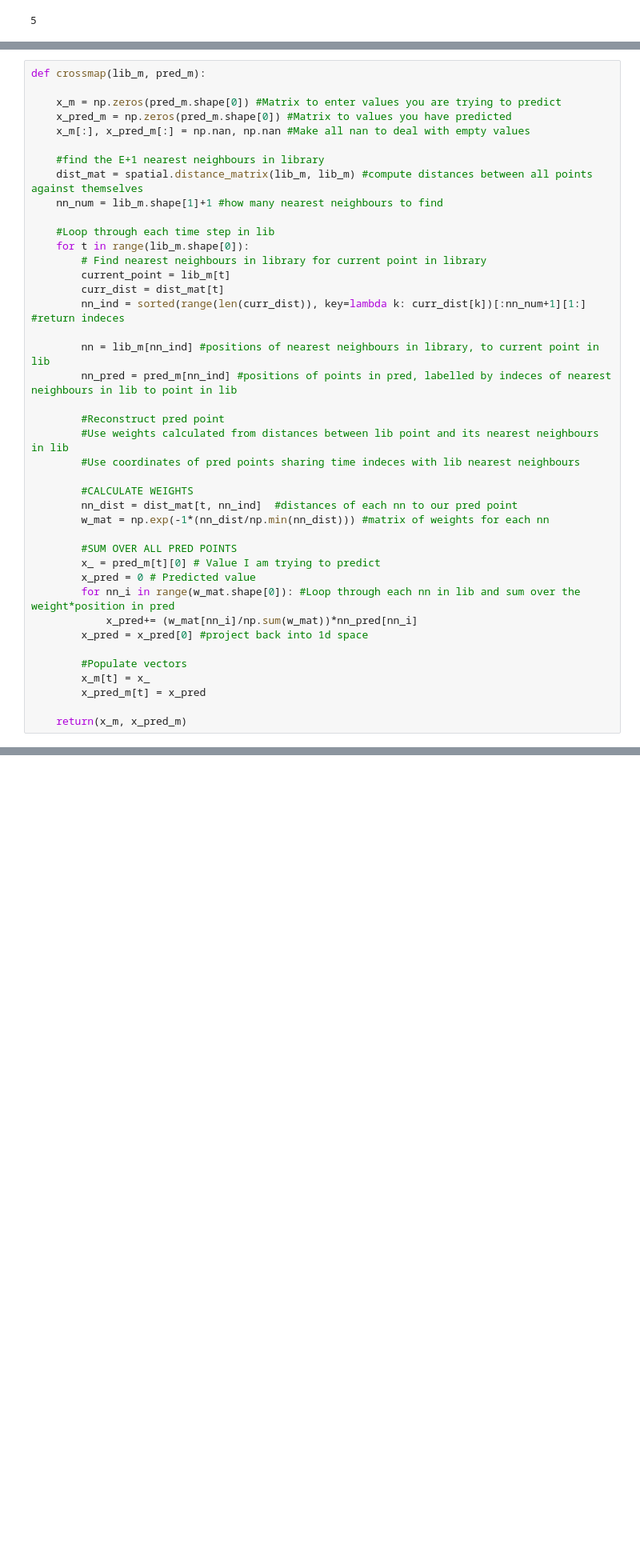
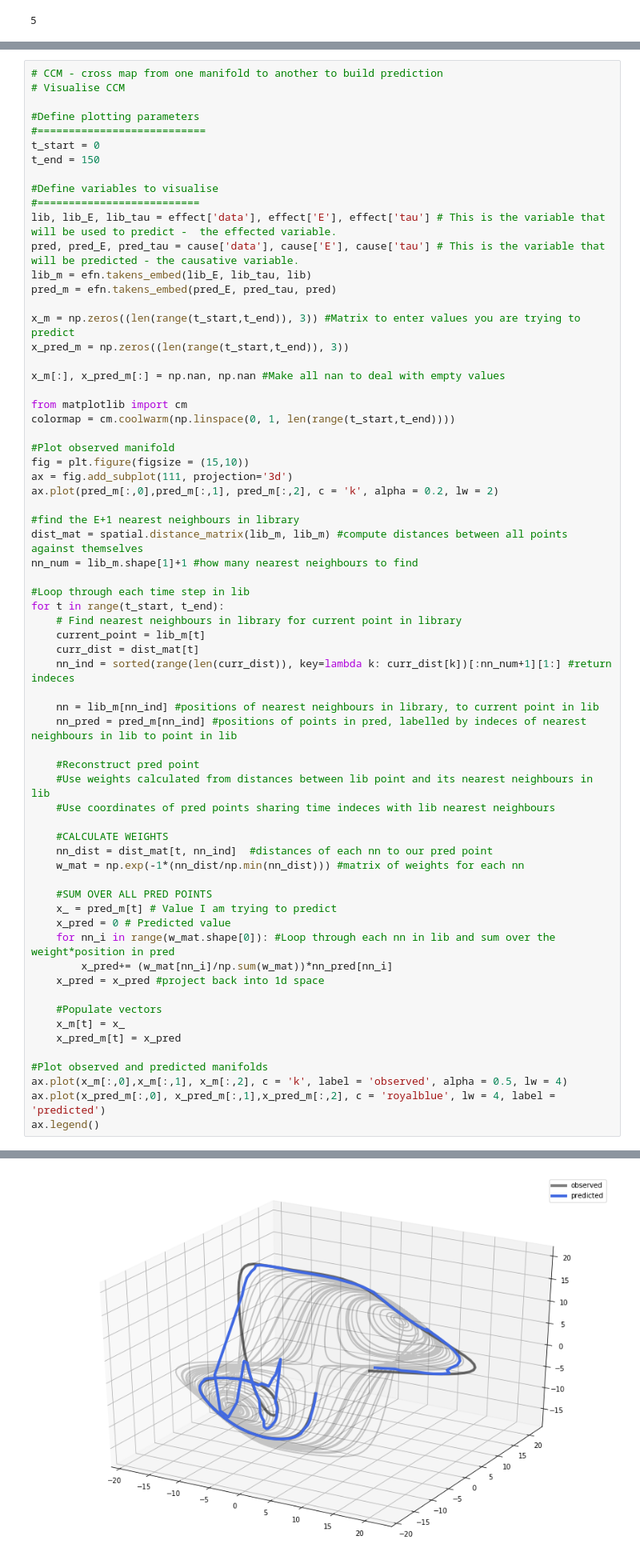
Before and after one commit to dafishcode/empirical_dynamic_modelling, a Jupyter notebook: CCM_run.ipynb, the cells around one changed output, grey strips where cells are left out. Shown at 80% size. Drawn from its saved outputs; the diff is of its cells as text; blank space fills up the shorter version.

```diff
--- a/CCM_run.ipynb
+++ b/CCM_run.ipynb
@@ -498,41 +458,67 @@ def CCM(l_range, lib_m, pred_m):
 # %%
-def crossmap(lib_m, pred_m):
+# CCM - cross map from one manifold to another to build prediction
+# Visualise CCM
 
-    x_m = np.zeros(pred_m.shape[0]) #Matrix to enter values you are trying to predict
-    x_pred_m = np.zeros(pred_m.shape[0]) #Matrix to values you have predicted
-    x_m[:], x_pred_m[:] = np.nan, np.nan #Make all nan to deal with empty values
+#Define plotting parameters
+#===========================
+t_start = 0
+t_end = 150
 
-    #find the E+1 nearest neighbours in library
-    dist_mat = spatial.distance_matrix(lib_m, lib_m) #compute distances between all points against themselves
-    nn_num = lib_m.shape[1]+1 #how many nearest neighbours to find
+#Define variables to visualise
+#==========================
+lib, lib_E, lib_tau = effect['data'], effect['E'], effect['tau'] # This is the variable that will be used to predict -  the effected variable.
+pred, pred_E, pred_tau = cause['data'], cause['E'], cause['tau'] # This is the variable that will be predicted - the causative variable.
+lib_m = efn.takens_embed(lib_E, lib_tau, lib)
+pred_m = efn.takens_embed(pred_E, pred_tau, pred)
 
-    #Loop through each time step in lib
-    for t in range(lib_m.shape[0]):
-        # Find nearest neighbours in library for current point in library
-        current_point = lib_m[t]
-        curr_dist = dist_mat[t]
-        nn_ind = sorted(range(len(curr_dist)), key=lambda k: curr_dist[k])[:nn_num+1][1:] #return indeces
+x_m = np.zeros((len(range(t_start,t_end)), 3)) #Matrix to enter values you are trying to predict
+x_pred_m = np.zeros((len(range(t_start,t_end)), 3))
 
-        nn = lib_m[nn_ind] #positions of nearest neighbours in library, to current point in lib
-        nn_pred = pred_m[nn_ind] #positions of points in pred, labelled by indeces of nearest neighbours in lib to point in lib
+x_m[:], x_pred_m[:] = np.nan, np.nan #Make all nan to deal with empty values
 
-        #Reconstruct pred point
-        #Use weights calculated from distances between lib point and its nearest neighbours in lib
-        #Use coordinates of pred points sharing time indeces with lib nearest neighbours
+from matplotlib import cm
+colormap = cm.coolwarm(np.linspace(0, 1, len(range(t_start,t_end))))
 
-        #CALCULATE WEIGHTS
-        nn_dist = dist_mat[t, nn_ind]  #distances of each nn to our pred point
-        w_mat = np.exp(-1*(nn_dist/np.min(nn_dist))) #matrix of weights for each nn
+#Plot observed manifold
+fig = plt.figure(figsize = (15,10))
+ax = fig.add_subplot(111, projection='3d')
+ax.plot(pred_m[:,0],pred_m[:,1], pred_m[:,2], c = 'k', alpha = 0.2, lw = 2)
 
-        #SUM OVER ALL PRED POINTS
-        x_ = pred_m[t][0] # Value I am trying to predict
-        x_pred = 0 # Predicted value
-        for nn_i in range(w_mat.shape[0]): #Loop through each nn in lib and sum over the weight*position in pred
-            x_pred+= (w_mat[nn_i]/np.sum(w_mat))*nn_pred[nn_i]
-        x_pred = x_pred[0] #project back into 1d space
+#find the E+1 nearest neighbours in library
+dist_mat = spatial.distance_matrix(lib_m, lib_m) #compute distances between all points against themselves
+nn_num = lib_m.shape[1]+1 #how many nearest neighbours to find
 
-        #Populate vectors
-        x_m[t] = x_
-        x_pred_m[t] = x_pred
+#Loop through each time step in lib
+for t in range(t_start, t_end):
+    # Find nearest neighbours in library for current point in library
+    current_point = lib_m[t]
+    curr_dist = dist_mat[t]
+    nn_ind = sorted(range(len(curr_dist)), key=lambda k: curr_dist[k])[:nn_num+1][1:] #return indeces
 
-    return(x_m, x_pred_m)
+    nn = lib_m[nn_ind] #positions of nearest neighbours in library, to current point in lib
+    nn_pred = pred_m[nn_ind] #positions of points in pred, labelled by indeces of nearest neighbours in lib to point in lib
+
+    #Reconstruct pred point
+    #Use weights calculated from distances between lib point and its nearest neighbours in lib
+    #Use coordinates of pred points sharing time indeces with lib nearest neighbours
+
+    #CALCULATE WEIGHTS
+    nn_dist = dist_mat[t, nn_ind]  #distances of each nn to our pred point
+    w_mat = np.exp(-1*(nn_dist/np.min(nn_dist))) #matrix of weights for each nn
+
+    #SUM OVER ALL PRED POINTS
+    x_ = pred_m[t] # Value I am trying to predict
+    x_pred = 0 # Predicted value
+    for nn_i in range(w_mat.shape[0]): #Loop through each nn in lib and sum over the weight*position in pred
+        x_pred+= (w_mat[nn_i]/np.sum(w_mat))*nn_pred[nn_i]
+    x_pred = x_pred #project back into 1d space
+
+    #Populate vectors
+    x_m[t] = x_
+    x_pred_m[t] = x_pred
+
+#Plot observed and predicted manifolds
+ax.plot(x_m[:,0],x_m[:,1], x_m[:,2], c = 'k', label = 'observed', alpha = 0.5, lw = 4)
+ax.plot(x_pred_m[:,0], x_pred_m[:,1],x_pred_m[:,2], c = 'royalblue', lw = 4, label = 'predicted')
+ax.legend()
+# %% [output]
@@ -538,0 +526 @@ def crossmap(lib_m, pred_m):
+[figure, added]
```
Also changed, not shown: parts of 32 cells of this notebook, 2 other files.
